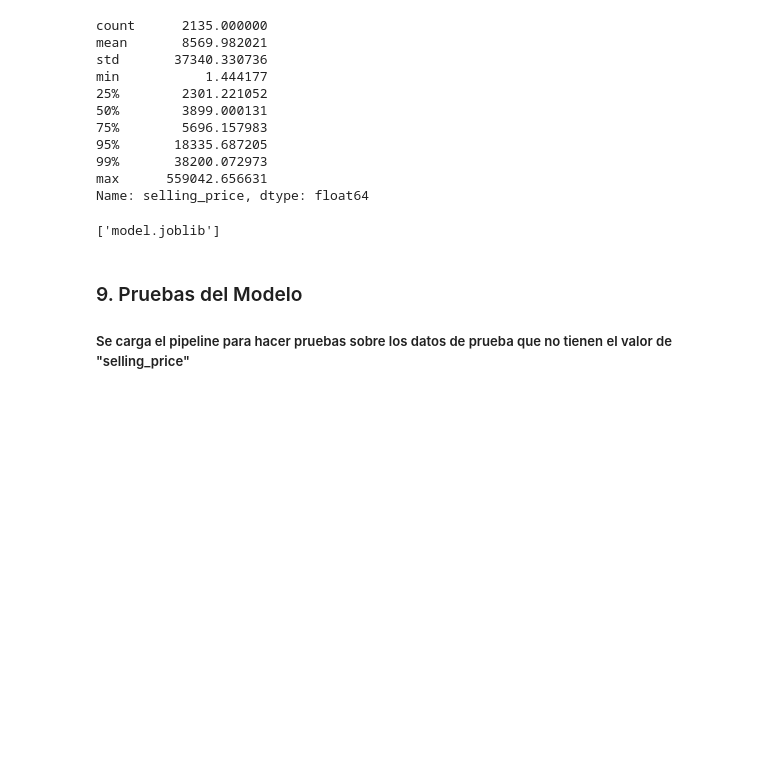
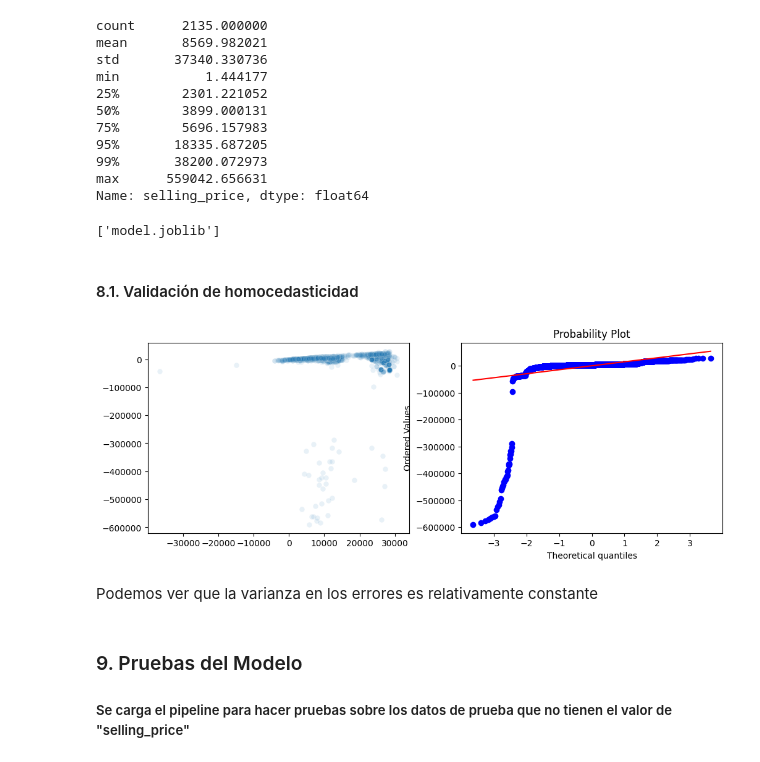
Before and after one commit to bi-202310/lab-2, a Jupyter notebook: regression.ipynb, the cells around one changed output. Drawn from its saved outputs; the diff is of its cells as text; code cells hidden in the pictures; blank space fills up the shorter version.

```diff
--- a/regression.ipynb
+++ b/regression.ipynb
@@ -724,6 +746,17 @@ Name: selling_price, dtype: float64
 dump(pipeline, 'model.joblib')
 # %% [output]
 ['model.joblib']
+# %% [markdown]
+#### 8.1. Validación de homocedasticidad
+# %%
+fig, axes = plt.subplots(1, 2, figsize = (12, 4))
+errors = (pipeline.predict(xa_train) - y_train).values
+sns.scatterplot(x = pipeline.predict(xa_train), y = errors, alpha = 0.1, ax = axes[0])
+_ = stats.probplot(errors, dist = 'norm', plot = axes[1])
+# %% [output]
+[figure, added]
+# %% [markdown]
+Podemos ver que la varianza en los errores es relativamente constante
 # %% [markdown]
 ### 9. Pruebas del Modelo
 ##### Se carga el pipeline para hacer pruebas sobre los datos de prueba que no tienen el valor de "selling_price"
```
Also changed, not shown: parts of 16 cells of this notebook.
